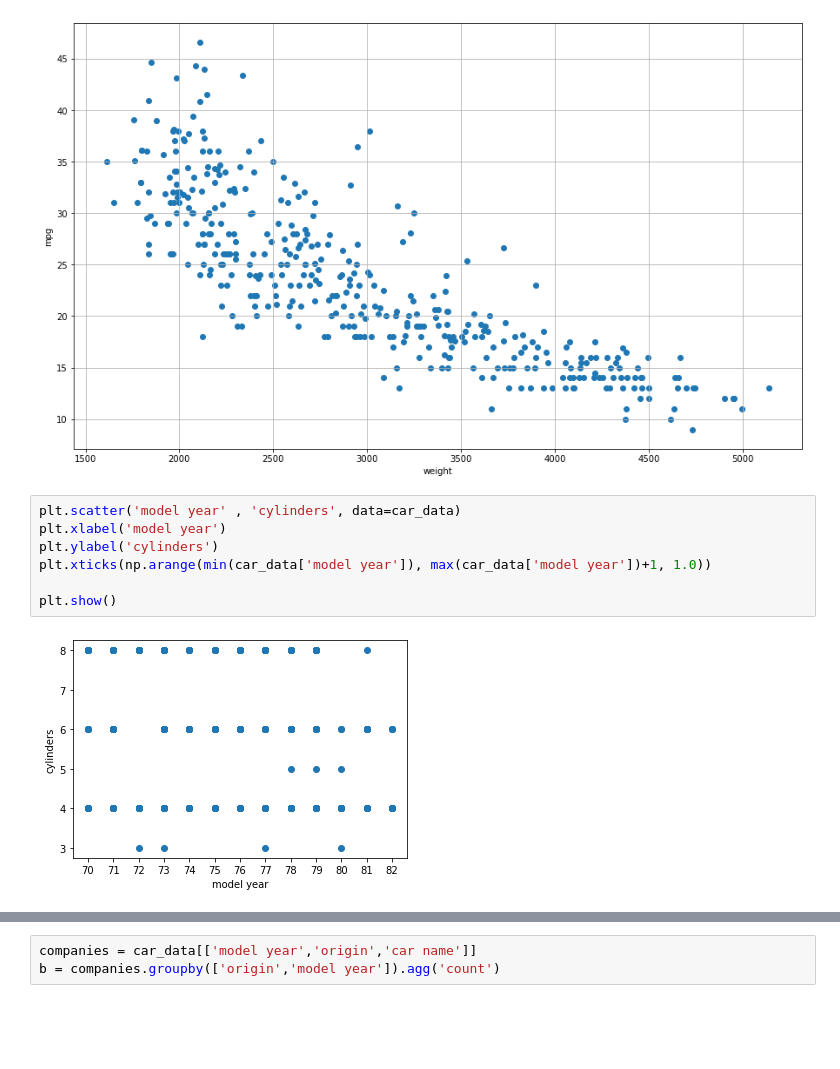
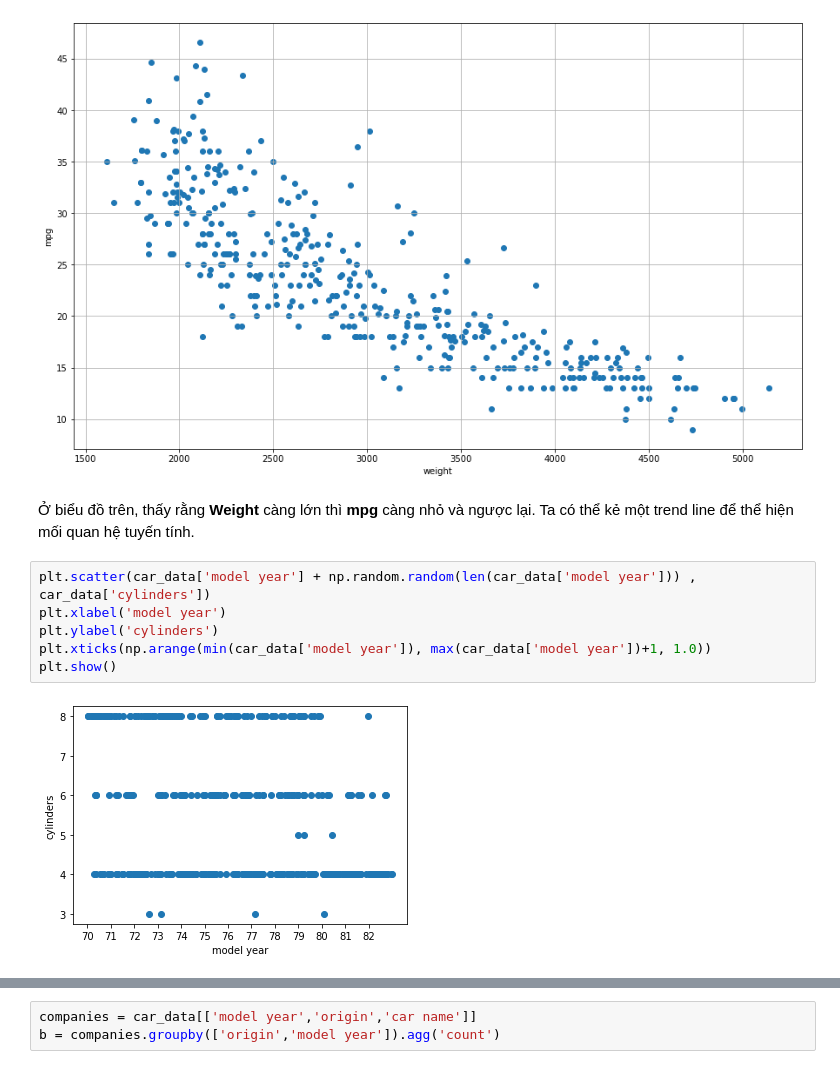
Before and after one commit to templarassVN/Data-Story, a Jupyter notebook: Team4_workspace.ipynb, the cells around one changed output, grey strips where cells are left out. Cells and saved outputs as stored; diff of their text form; blank space fills up the shorter version.

```diff
--- a/Team4_workspace.ipynb
+++ b/Team4_workspace.ipynb
@@ -168,12 +194,13 @@ plt.grid()
 plt.show()
 # %% [output]
 [figure]
+# %% [markdown]
+Ở biểu đồ trên, thấy rằng **Weight** càng lớn thì **mpg** càng nhỏ và ngược lại. Ta có thể kẻ một trend line để thể hiện mối quan hệ tuyến tính.
 # %%
-plt.scatter('model year' , 'cylinders', data=car_data)
+plt.scatter(car_data['model year'] + np.random.random(len(car_data['model year'])) , car_data['cylinders'])
 plt.xlabel('model year')
 plt.ylabel('cylinders')
 plt.xticks(np.arange(min(car_data['model year']), max(car_data['model year'])+1, 1.0))
-
 plt.show()
 # %% [output]
-[figure, old version]
+[figure, new version]
```
Also changed, not shown: parts of 15 cells of this notebook.
